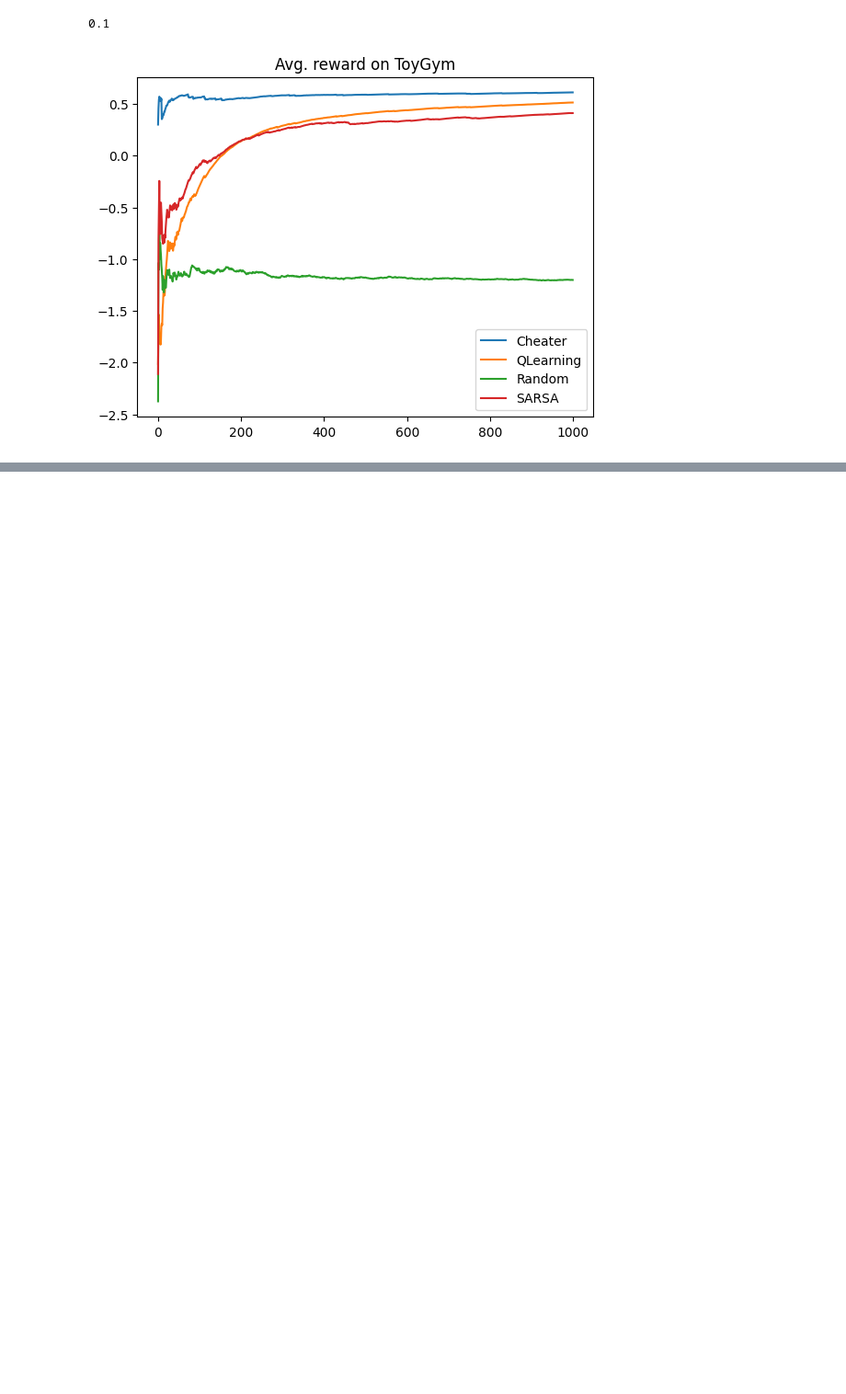
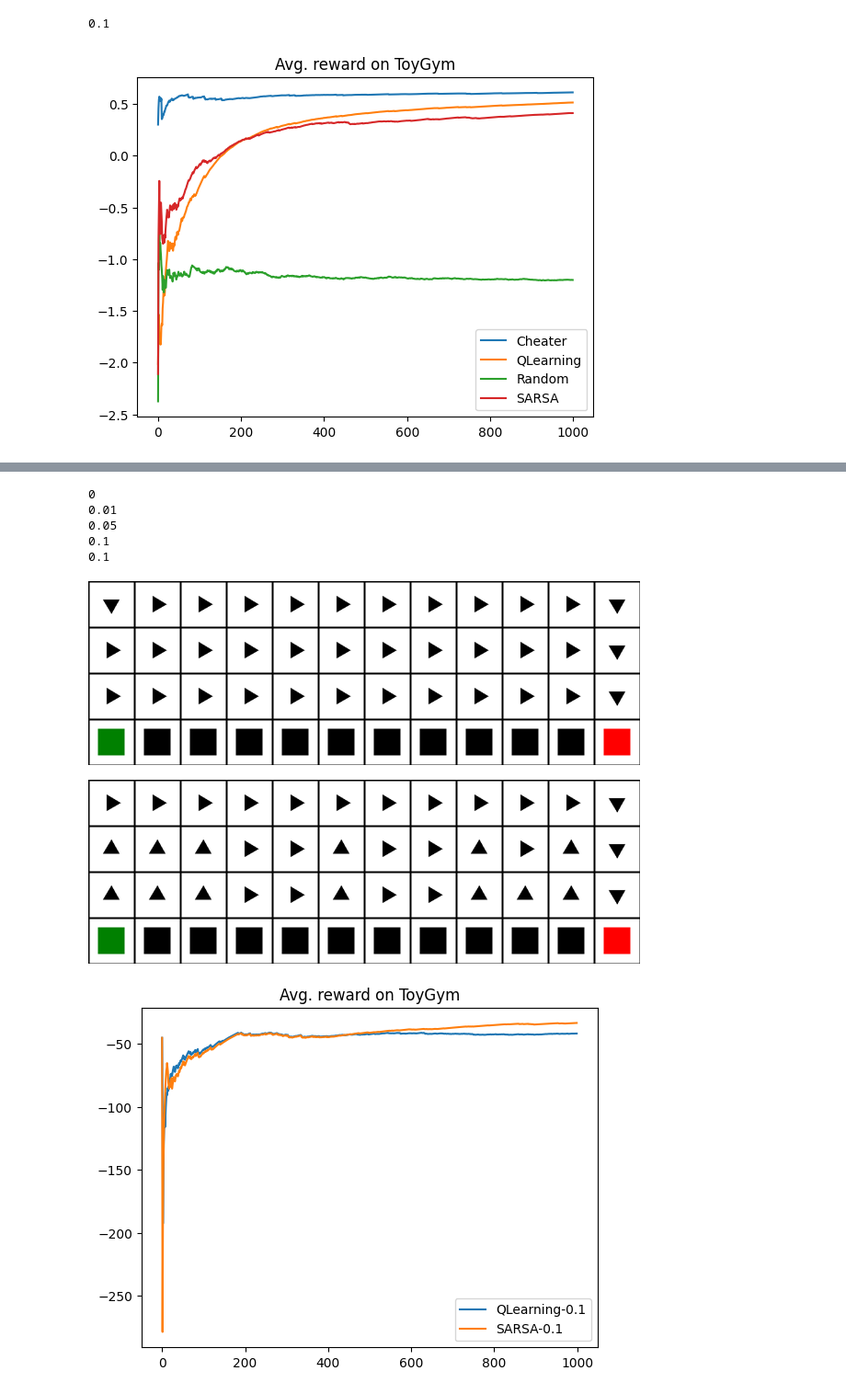
Before and after one commit to derpyplops/arena-v1-ldn-exercises-new, a Jupyter notebook: w4d1_chapter4_qlearning/qlearning.ipynb, the cells around one changed output, grey strips where cells are left out. Shown at 92% size. Cells and saved outputs as stored; diff of their text form; code cells hidden in the pictures; blank space fills up the shorter version.

```diff
--- a/w4d1_chapter4_qlearning/qlearning.ipynb
+++ b/w4d1_chapter4_qlearning/qlearning.ipynb
@@ -619,0 +620,3 @@ if MAIN:
+# %%
+! pip3 install pygame
+env_norvig = gym.make("CliffWalking-v0")
@@ -619,0 +659,45 @@ if MAIN:
+# %%
+if MAIN:
+    env_norvig: DiscreteEnviroGym = gym.make("CliffWalking-v0")
+    n_runs = 1000
+    gamma = 0.99
+    seed = 1
+    config_norvig = AgentConfig(lr=1)
+    configs_eps = [AgentConfig(epsilon=eps) for eps in [0, 0.01, 0.05, 0.1]]
+    args_eps = [(env_norvig, cfg, gamma, seed) for cfg in configs_eps]
+    agents_eps = [QLearning(*args) for args in args_eps]
+    args_nor = (env_norvig, config_norvig, gamma, seed)
+    agents_norvig = []
+    # agents_norvig.append(Cheater(*args_nor))
+    agents_norvig.append(QLearning(*args_nor))
+    # agents_norvig.append(Random(*args_nor))
+    agents_norvig.append(SARSA(*args_nor))
+    # agents_norvig = agents_eps
+
+    # bargs = [(env_norvig, conf, gamma, seed) for conf in [AgentConfig(epsilon=eps) for eps in [0.0, 0.1, 0.5, 20]]]
+    # bgents_norvig = [QLearning(*args) for args in bargs]
+    # agents_norvig.extend(bgents_norvig)
+
+
+    returns_norvig = {}
+    for agent in agents_norvig:
+        new_name = f'{agent.name}-{agent.config.epsilon}'
+        returns_norvig[new_name] = agent.train(n_runs)
+if MAIN:
+    for agent in agents_norvig:
+        name = f'{agent.name}-{agent.config.epsilon}'
+        show_cliff_value(agent.Q, title=name)
+        show_cliff_policy(agent.Q)
+        plt.plot(utils.cummean(returns_norvig[name]), label=name)
+    plt.legend()
+    plt.title(f"Avg. reward on {env_toy.spec.name}")
+    plt.show()
+# %% [output]
+0
+0.01
+0.05
+0.1
+0.1
+[figure, added]
+[figure, added]
+[figure, added]
```
Also changed, not shown: parts of 3 cells of this notebook, 9 other files.
